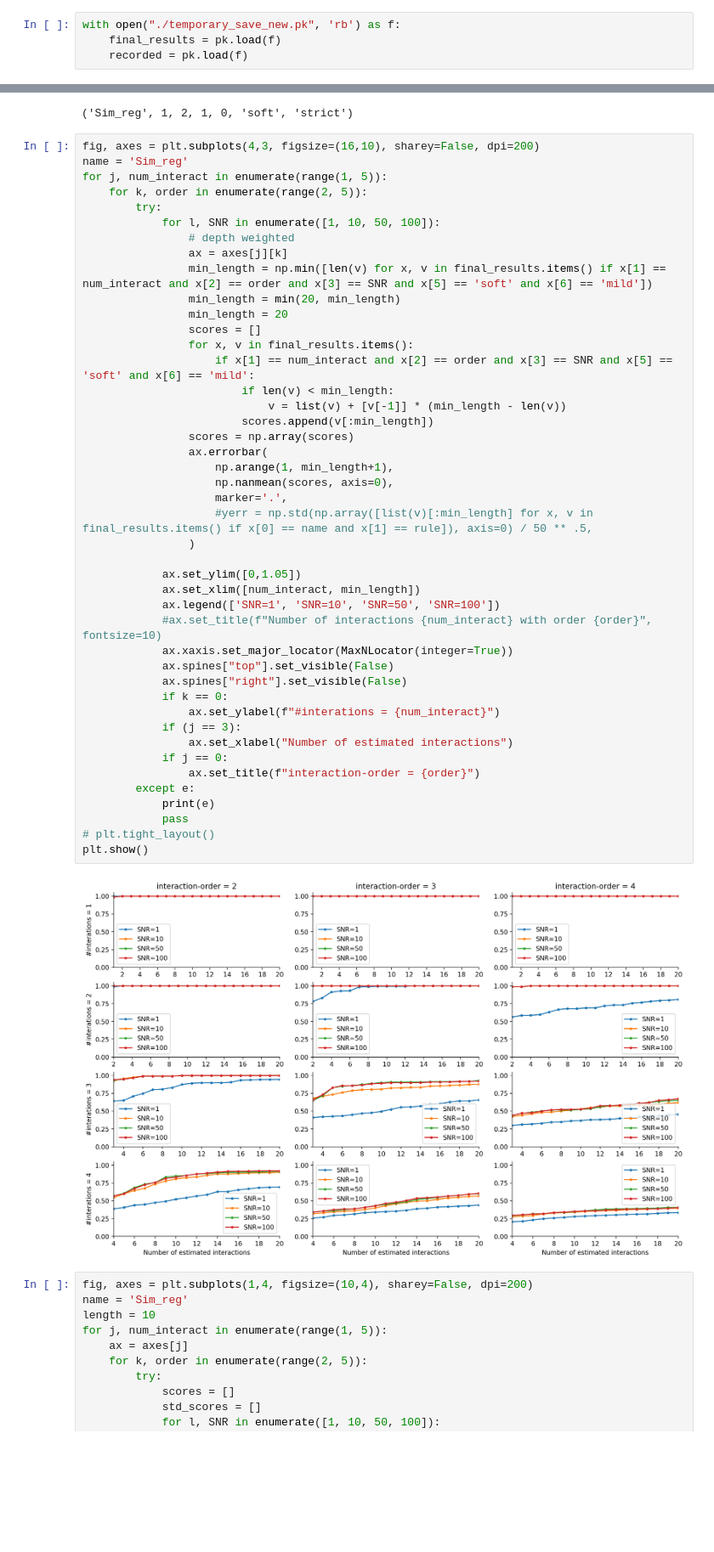
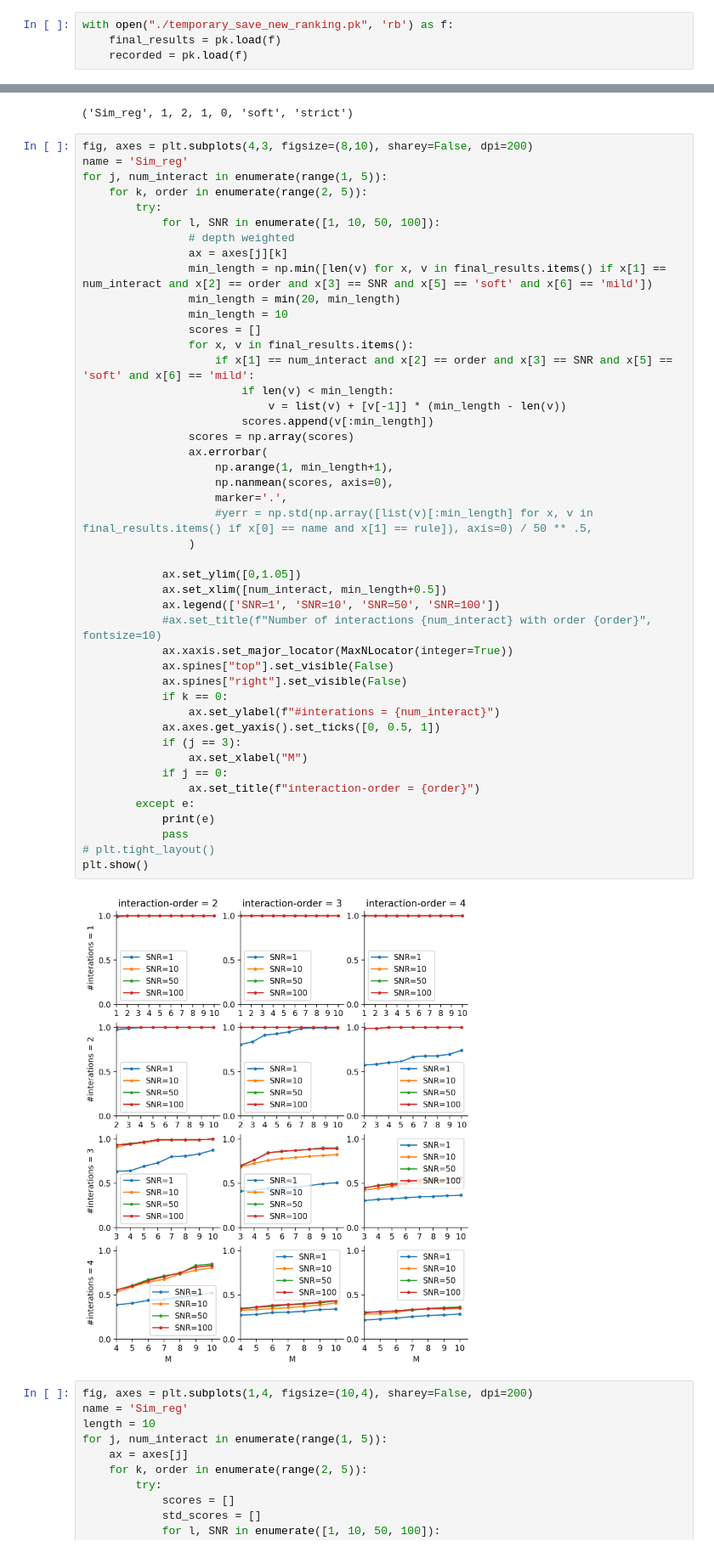
Before and after one commit to Yu-Group/interaction_selection, a Jupyter notebook: simulations/081_plot_results.ipynb, the cells around one changed output, grey strips where cells are left out. Shown at 85% size. Saved outputs shown, nothing was run; the diff lists cells and outputs as text; blank space fills up the shorter version.

```diff
--- a/simulations/081_plot_results.ipynb
+++ b/simulations/081_plot_results.ipynb
@@ -4,7 +4,7 @@ import numpy as np
 import matplotlib.pyplot as plt
 from matplotlib.ticker import MaxNLocator
 # %%
-with open("./temporary_save_new.pk", 'rb') as f:
+with open("./temporary_save_new_ranking.pk", 'rb') as f:
     final_results = pk.load(f)
     recorded = pk.load(f)
 # %%
@@ -12,7 +12,7 @@ list(results.keys())[0]
 # %% [output]
 ('Sim_reg', 1, 2, 1, 0, 'soft', 'strict')
 # %%
-fig, axes = plt.subplots(4,3, figsize=(16,10), sharey=False, dpi=200)
+fig, axes = plt.subplots(4,3, figsize=(8,10), sharey=False, dpi=200)
 name = 'Sim_reg'
 for j, num_interact in enumerate(range(1, 5)):
     for k, order in enumerate(range(2, 5)):
@@ -22,41 +22,42 @@ for j, num_interact in enumerate(range(1, 5)):
                 ax = axes[j][k]
                 min_length = np.min([len(v) for x, v in final_results.items() if x[1] == num_interact and x[2] == order and x[3] == SNR and x[5] == 'soft' and x[6] == 'mild'])
                 min_length = min(20, min_length)
-                min_length = 20
+                min_length = 10
                 scores = []
                 for x, v in final_results.items():
                     if x[1] == num_interact and x[2] == order and x[3] == SNR and x[5] == 'soft' and x[6] == 'mild':
                         if len(v) < min_length:
                             v = list(v) + [v[-1]] * (min_length - len(v))
                         scores.append(v[:min_length])
                 scores = np.array(scores)
                 ax.errorbar(
                     np.arange(1, min_length+1),
                     np.nanmean(scores, axis=0),
                     marker='.',
                     #yerr = np.std(np.array([list(v)[:min_length] for x, v in final_results.items() if x[0] == name and x[1] == rule]), axis=0) / 50 ** .5,
                 )
 
             ax.set_ylim([0,1.05])
-            ax.set_xlim([num_interact, min_length])
+            ax.set_xlim([num_interact, min_length+0.5])
             ax.legend(['SNR=1', 'SNR=10', 'SNR=50', 'SNR=100'])
             #ax.set_title(f"Number of interactions {num_interact} with order {order}", fontsize=10)
             ax.xaxis.set_major_locator(MaxNLocator(integer=True))
             ax.spines["top"].set_visible(False)
             ax.spines["right"].set_visible(False)
             if k == 0:
                 ax.set_ylabel(f"#interations = {num_interact}")
+            ax.axes.get_yaxis().set_ticks([0, 0.5, 1])
             if (j == 3):
-                ax.set_xlabel("Number of estimated interactions")
+                ax.set_xlabel("M")
             if j == 0:
                 ax.set_title(f"interaction-order = {order}")
         except e:
             print(e)
             pass
 # plt.tight_layout()
 plt.show()
 # %% [output]
-[figure, old version]
+[figure, new version]
 # %%
 fig, axes = plt.subplots(1,4, figsize=(10,4), sharey=False, dpi=200)
 name = 'Sim_reg'
```
Also changed, not shown: 1 other file.
